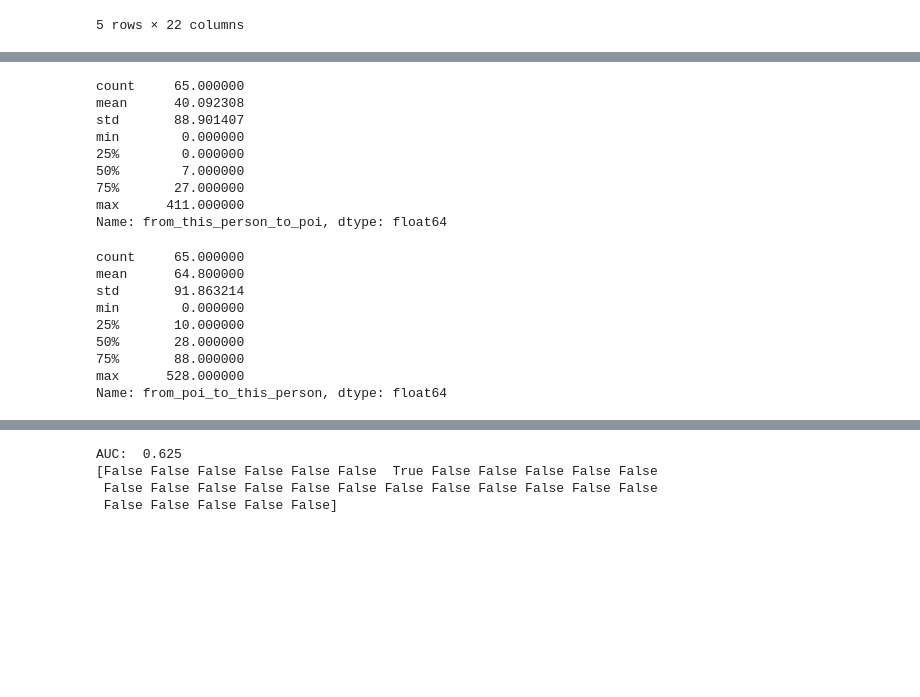
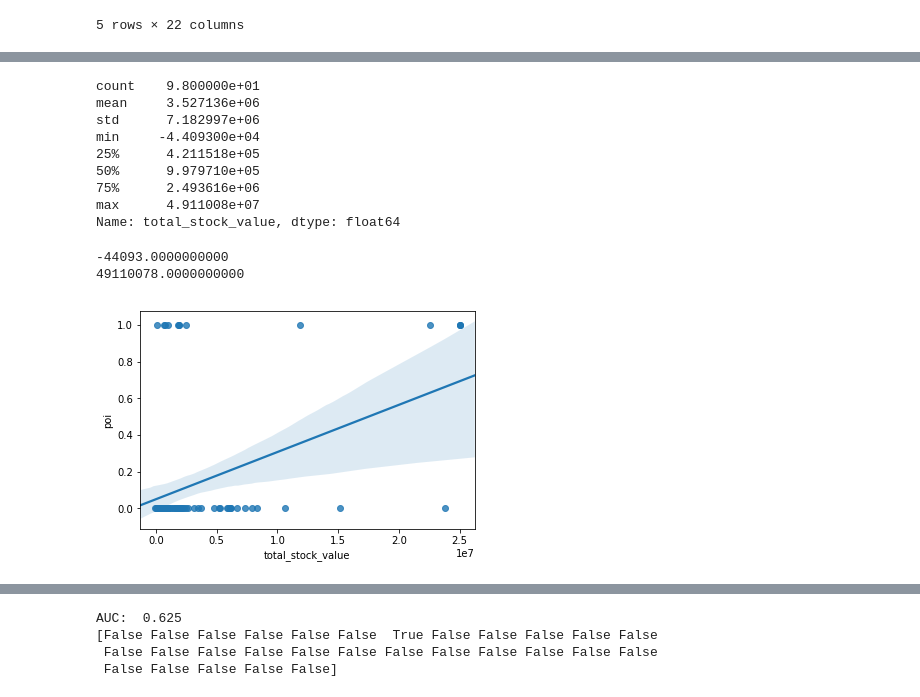
Before and after one commit to ocaTom/ML100-Days, a Jupyter notebook: Day_049_HW.ipynb, the cells around one changed output, grey strips where cells are left out. Cells and saved outputs as stored; diff of their text form; code cells hidden in the pictures; blank space fills up the shorter version.

```diff
--- a/Day_049_HW.ipynb
+++ b/Day_049_HW.ipynb
@@ -33,24 +50,24 @@ train.head()
 # %%
-train["from_this_person_to_poi"].describe()
+train['total_stock_value'].describe()
 # %% [output]
-count     65.000000
-mean      40.092308
-std       88.901407
-min        0.000000
-25%        0.000000
-50%        7.000000
-75%       27.000000
-max      411.000000
-Name: from_this_person_to_poi, dtype: float64
+count    9.800000e+01
+mean     3.527136e+06
+std      7.182997e+06
+min     -4.409300e+04
+25%      4.211518e+05
+50%      9.979710e+05
+75%      2.493616e+06
+max      4.911008e+07
+Name: total_stock_value, dtype: float64
-# %%
-train["from_poi_to_this_person"].describe()
-# %% [output]
-count     65.000000
-mean      64.800000
-std       91.863214
-min        0.000000
-25%       10.000000
-50%       28.000000
-75%       88.000000
-max      528.000000
-Name: from_poi_to_this_person, dtype: float64
+# %%
+print("{:.10f}".format(min(train['total_stock_value'])))
+print("{:.10f}".format(max(train['total_stock_value'])))
+# %% [output]
+-44093.0000000000
+49110078.0000000000
+# %%
+train['total_stock_value'] = train['total_stock_value'].clip(-50000, 25000000)
+sns.regplot(x = train['total_stock_value'], y=train["poi"])
+plt.show()
+# %% [output]
+[figure, added]
```
Also changed, not shown: parts of 22 cells of this notebook, 2 other files.
